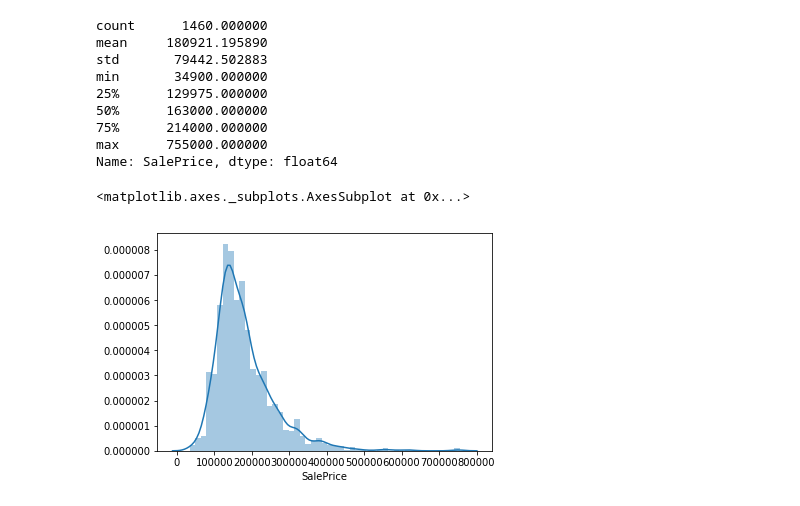
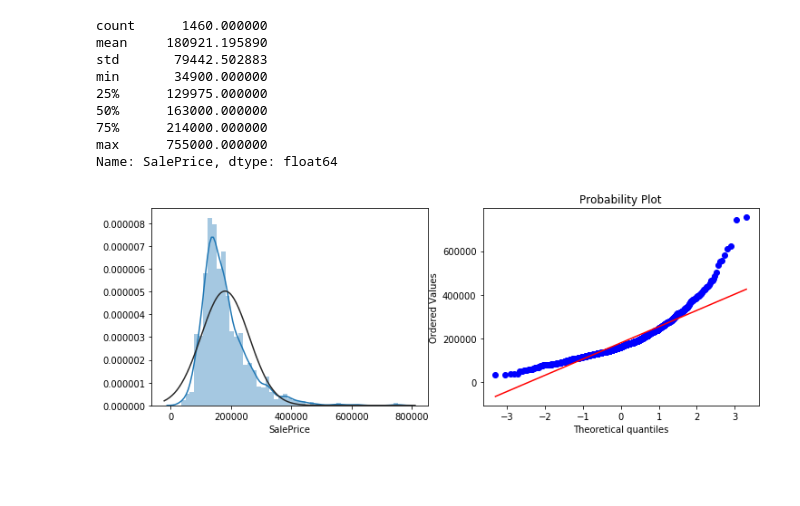
Before and after one commit to tstellamaris/MLProject, a Jupyter notebook: Stella/Stella_Analysis.ipynb, the cells around one changed output. Drawn from its saved outputs; the diff is of its cells as text; code cells hidden in the pictures; blank space fills up the shorter version.

Commit message:
mimi commits-test

```diff
--- a/Stella/Stella_Analysis.ipynb
+++ b/Stella/Stella_Analysis.ipynb
@@ -468,0 +501,3 @@ dtype: object
+# %%
+neigh_groupby = both.groupby(['Neighborhood', 'MSZoning'])
+(neigh_groupby)
@@ -618,7 +655,7 @@ both['KitchenQual'].mode()[0]
 # %%
 # Copy of the original dataframes
 train = train_orig.copy()
-test = test.copy()
+test = test_orig.copy()
 # %%
 # Special Cases
 # PoolQC
@@ -873,8 +910,11 @@ min       34900.000000
 75%      214000.000000
 max      755000.000000
 Name: SalePrice, dtype: float64
-# %%
-sns.distplot(train["SalePrice"])
-# %% [output]
-<matplotlib.axes._subplots.AxesSubplot at 0x...>
-[figure, removed]
+# %%
+plt.figure(figsize=(12,4))
+plt.subplot(1,2,1)
+sns.distplot(train.SalePrice, fit=stats.norm);
+plt.subplot(1,2,2)
+_=stats.probplot(train.SalePrice, plot=plt)
+# %% [output]
+[figure, added]
```
Also changed, not shown: parts of 12 cells of this notebook.
